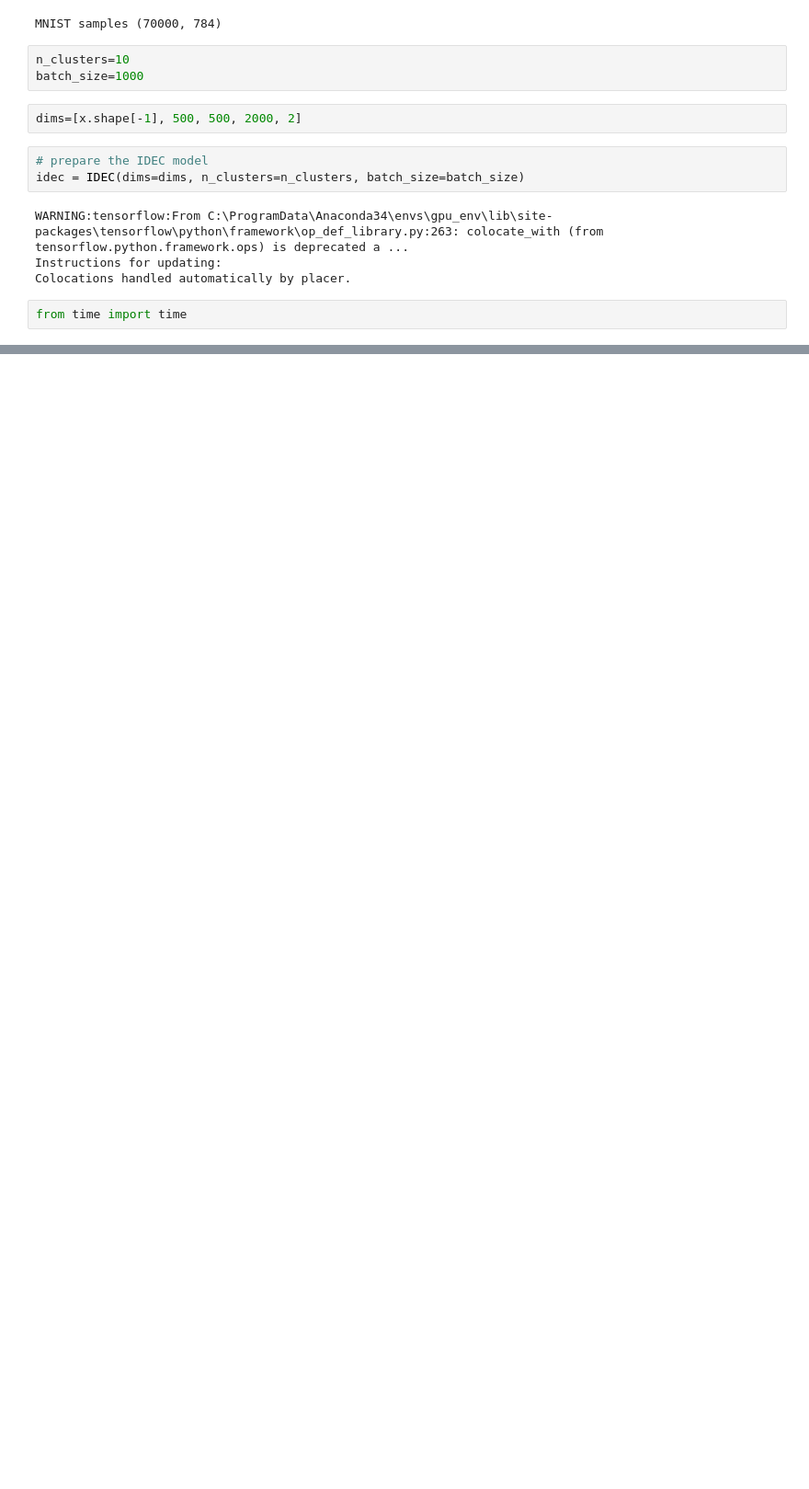
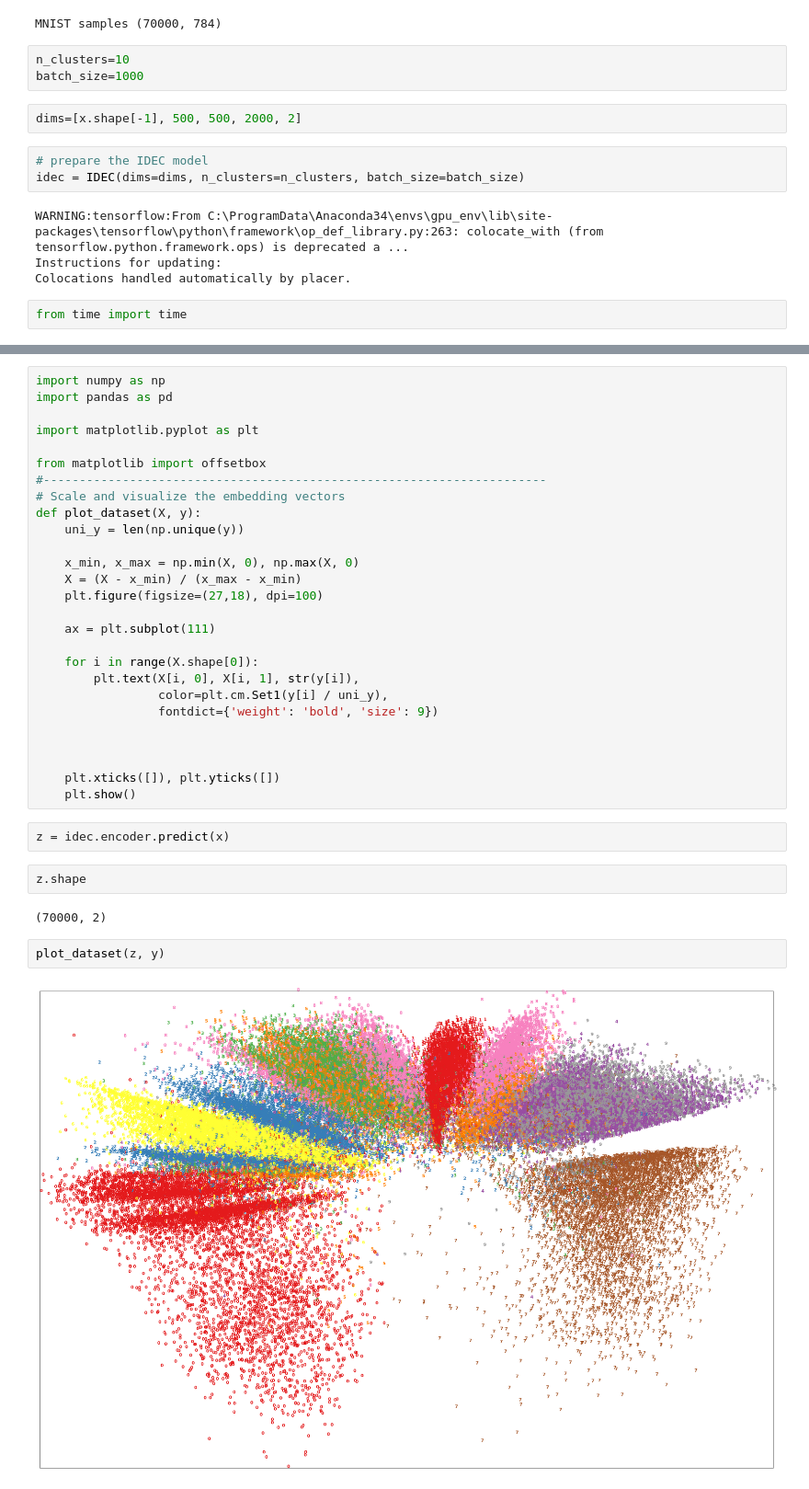
Before and after one commit to kkahloots/idec-test, a Jupyter notebook: IDEC MNIST.ipynb, the cells around one changed output, grey strips where cells are left out. Shown at 92% size. Saved outputs shown, nothing was run; the diff lists cells and outputs as text; blank space fills up the shorter version.

```diff
--- a/IDEC MNIST.ipynb
+++ b/IDEC MNIST.ipynb
@@ -54,0 +62,37 @@ AttributeError: 'IDEC' object has no attribute 'encoder'
+# %%
+import numpy as np
+import pandas as pd
+
+import matplotlib.pyplot as plt
+
+from matplotlib import offsetbox
+#----------------------------------------------------------------------
+# Scale and visualize the embedding vectors
+def plot_dataset(X, y):
+    uni_y = len(np.unique(y))
+
+    x_min, x_max = np.min(X, 0), np.max(X, 0)
+    X = (X - x_min) / (x_max - x_min)
+    plt.figure(figsize=(27,18), dpi=100)
+
+    ax = plt.subplot(111)
+
+    for i in range(X.shape[0]):
+        plt.text(X[i, 0], X[i, 1], str(y[i]),
+                 color=plt.cm.Set1(y[i] / uni_y),
+                 fontdict={'weight': 'bold', 'size': 9})
+
+
+
+    plt.xticks([]), plt.yticks([])
+    plt.show()
+# %%
+z = idec.encoder.predict(x)
+# %%
+z.shape
+# %% [output]
+(70000, 2)
+# %%
+plot_dataset(z, y)
+# %% [output]
+[figure, added]
```
Also changed, not shown: parts of 3 cells of this notebook, 1 other file.
